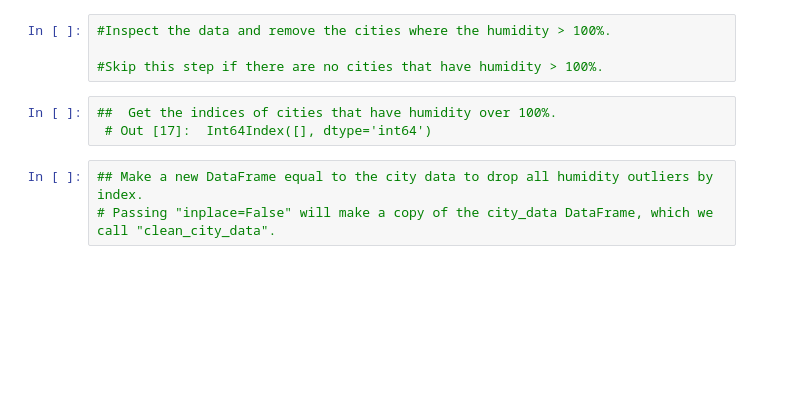
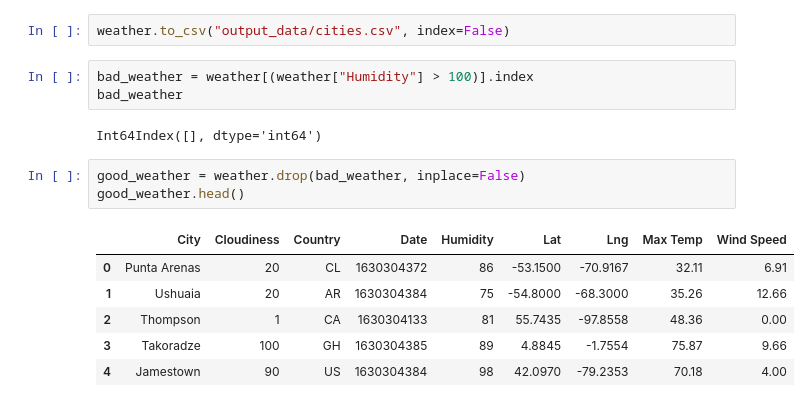
Before and after one commit to LFurman7/API-Challenge, a Jupyter notebook: WeatherPy.ipynb, the cells around one changed output. Cells and saved outputs as stored; diff of their text form; blank space fills up the shorter version.

```diff
--- a/WeatherPy.ipynb
+++ b/WeatherPy.ipynb
@@ -50,11 +131,18 @@ len(cities)
 # %%
-#Inspect the data and remove the cities where the humidity > 100%.
-
-#Skip this step if there are no cities that have humidity > 100%.
+weather.to_csv("output_data/cities.csv", index=False)
 # %%
-##  Get the indices of cities that have humidity over 100%.
- # Out [17]:  Int64Index([], dtype='int64')
+bad_weather = weather[(weather["Humidity"] > 100)].index
+bad_weather
+# %% [output]
+Int64Index([], dtype='int64')
 # %%
-## Make a new DataFrame equal to the city data to drop all humidity outliers by index.
-# Passing "inplace=False" will make a copy of the city_data DataFrame, which we call "clean_city_data".
+good_weather = weather.drop(bad_weather, inplace=False)
+good_weather.head()
+# %% [output]
+|  | City | Cloudiness | Country | Date | Humidity | Lat | Lng | Max Temp | Wind Speed |
+| 0 | Punta Arenas | 20 | CL | 1630304372 | 86 | -53.1500 | -70.9167 | 32.11 | 6.91 |
+| 1 | Ushuaia | 20 | AR | 1630304384 | 75 | -54.8000 | -68.3000 | 35.26 | 12.66 |
+| 2 | Thompson | 1 | CA | 1630304133 | 81 | 55.7435 | -97.8558 | 48.36 | 0.00 |
+| 3 | Takoradze | 100 | GH | 1630304385 | 89 | 4.8845 | -1.7554 | 75.87 | 9.66 |
+| 4 | Jamestown | 90 | US | 1630304384 | 98 | 42.0970 | -79.2353 | 70.18 | 4.00 |
 # %%
```
Also changed, not shown: parts of 9 cells of this notebook, 7 other files.
